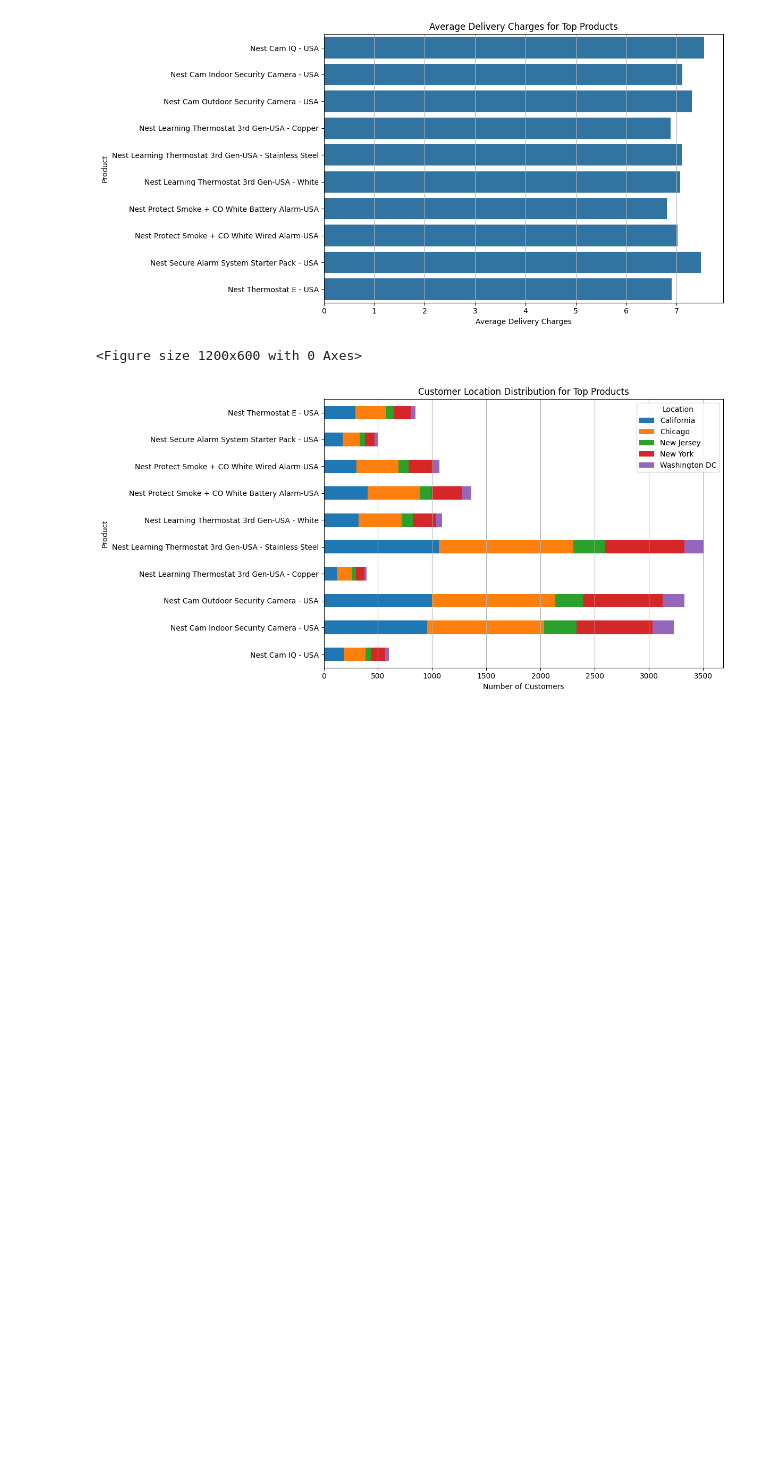
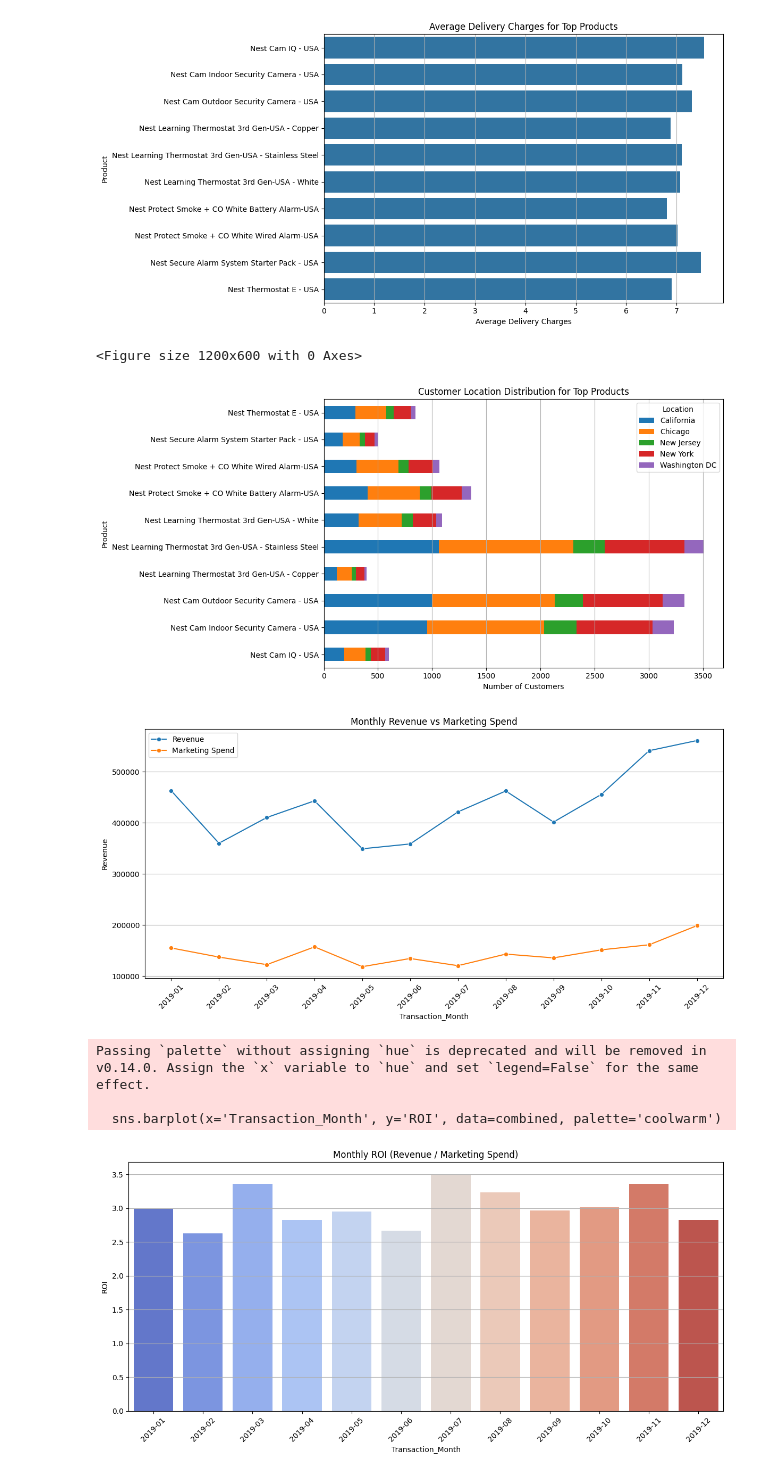
Before and after one commit to HarshaVardhan2412/ecommerce-marketing-sales-analysis, a Jupyter notebook: ecommerce_analysis.ipynb, the cells around one changed output. Saved outputs shown, nothing was run; the diff lists cells and outputs as text; code cells hidden in the pictures; blank space fills up the shorter version.

```diff
--- a/ecommerce_analysis.ipynb
+++ b/ecommerce_analysis.ipynb
@@ -557,3 +561,57 @@ plt.show()
 [figure]
 <Figure size 1200x600 with 0 Axes>
 [figure]
+# %%
+#Business Question 8 :
+#Analyze the relationship between monthly marketing spend and revenue.
+# Are there any months where marketing efforts yielded disproportionately high or low returns?
+#  How can marketing strategies be adjusted to improve ROI?
+
+sales['Transaction_Date'] = pd.to_datetime(sales['Transaction_Date'])
+sales['Revenue'] = (sales['Quantity'] * sales['Avg_Price']) + sales['Delivery_Charges']
+sales['Transaction_Month'] = sales['Transaction_Date'].dt.to_period('M').astype(str)
+
+# Aggregate monthly revenue
+monthly_revenue = sales.groupby('Transaction_Month')['Revenue'].sum().reset_index()
+
+# Preprocess marketing data
+marketing['Date'] = pd.to_datetime(marketing['Date'])
+marketing['Month'] = marketing['Date'].dt.to_period('M').astype(str)
+
+# Aggregate monthly marketing spend
+monthly_marketing = marketing.groupby('Month')[['Offline_Spend', 'Online_Spend']].sum().reset_index()
+monthly_marketing['Total_Spend'] = monthly_marketing['Offline_Spend'] + monthly_marketing['Online_Spend']
+
+# Ensure both are string for merge
+combined = pd.merge(monthly_revenue, monthly_marketing, left_on='Transaction_Month', right_on='Month')
+
+# Calculate ROI as Revenue / Total Marketing Spend
+combined['ROI'] = combined['Revenue'] / combined['Total_Spend']
+
+# Plot Revenue vs Marketing Spend
+plt.figure(figsize=(12, 6))
+sns.lineplot(x='Transaction_Month', y='Revenue', data=combined, marker='o', label='Revenue')
+sns.lineplot(x='Transaction_Month', y='Total_Spend', data=combined, marker='o', label='Marketing Spend')
+plt.title('Monthly Revenue vs Marketing Spend')
+plt.xticks(rotation=45)
+plt.grid(axis='y')
+plt.legend()
+plt.tight_layout()
+#plt.savefig("images/Q8_MonthlyRevenuevsMarketingSpend.png")
+plt.show()
+
+# Plot ROI
+plt.figure(figsize=(12, 6))
+sns.barplot(x='Transaction_Month', y='ROI', data=combined, palette='coolwarm')
+plt.title('Monthly ROI (Revenue / Marketing Spend)')
+plt.xticks(rotation=45)
+plt.grid(axis='y')
+plt.tight_layout()
+#plt.savefig("images/Q8_Monthly_ROI.png")
+plt.show()
+# %% [output]
+[figure, added]
+Passing `palette` without assigning `hue` is deprecated and will be removed in v0.14.0. Assign the `x` variable to `hue` and set `legend=False` for the same effect.
+
+  sns.barplot(x='Transaction_Month', y='ROI', data=combined, palette='coolwarm')
+[figure, added]
```
Also changed, not shown: parts of 1 cell of this notebook, 3 other files.
